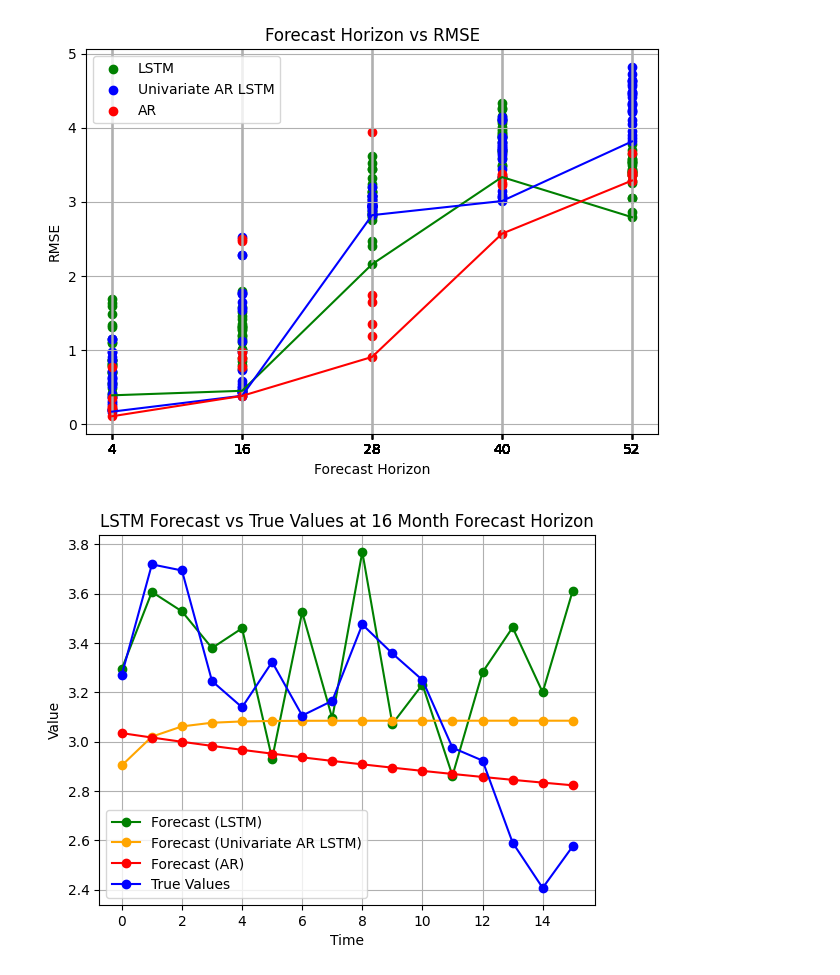
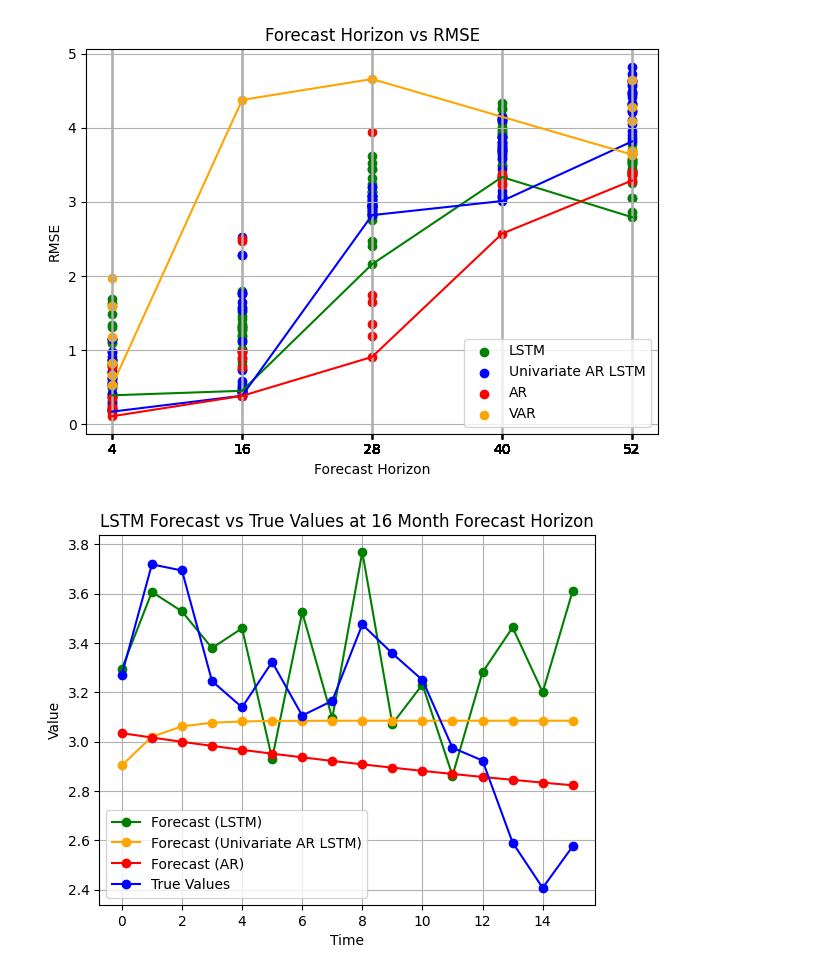
Before and after one commit to JawandS/macroeconvue, a Jupyter notebook: modeling/modeling/visualizer.ipynb, the cells around one changed output. Drawn from its saved outputs; the diff is of its cells as text; code cells hidden in the pictures.

```diff
--- a/modeling/modeling/visualizer.ipynb
+++ b/modeling/modeling/visualizer.ipynb
@@ -8,32 +8,38 @@ import numpy as np
 uni_ar_lstm = pd.read_csv('uni_ar_lstm.csv') # univariate autoregressive lstm
 lstm = pd.read_csv('lstm.csv') # lstm
 ar = pd.read_csv('ar.csv') # autoregressive
+var = pd.read_csv('var.csv') # vector autoregressive
+var = var[var['rmse'] < 5]
 
 # Get the minimum error for each forecast horizon
 uni_ar_lstm_min = uni_ar_lstm.groupby('forecast_horizon')['rmse'].min().reset_index()
 lstm_min = lstm.groupby('forecast_horizon')['rmse'].min().reset_index()
 ar_min = ar.groupby('forecast_horizon')['rmse'].min().reset_index()
+var_min = var.groupby('forecast_horizon')['rmse'].min().reset_index()
 # %%
 # Visualize minimum RMSE at each forecast horizon
 plt.figure()
 # Plot the RMSE for each model
 plt.scatter(lstm['forecast_horizon'], lstm['rmse'], marker='o', label="LSTM", color="green")
 plt.scatter(uni_ar_lstm['forecast_horizon'], uni_ar_lstm['rmse'], marker='o', label="Univariate AR LSTM", color="blue")
 plt.scatter(ar['forecast_horizon'], ar['rmse'], marker='o', label="AR", color="red")
+plt.scatter(var['forecast_horizon'], var['rmse'], marker='o', label="VAR", color="orange")
 # Plot the minimum RMSE for each model
 plt.plot(lstm_min['forecast_horizon'], lstm_min['rmse'], color='green')
 plt.plot(uni_ar_lstm_min['forecast_horizon'], uni_ar_lstm_min['rmse'], color='blue')
 plt.plot(ar_min['forecast_horizon'], ar_min['rmse'], color='red')
+plt.plot(var_min['forecast_horizon'], var_min['rmse'], color='orange')
+
 plt.title('Forecast Horizon vs RMSE')
 plt.xlabel('Forecast Horizon')
 plt.ylabel('RMSE')
 plt.xticks(lstm['forecast_horizon'])
 plt.grid()
 plt.legend()
 plt.tight_layout()
 plt.show()
 # %% [output]
-[figure, old version]
+[figure, new version]
 # %%
 # Plot lstm forecast of minimum error at 4 forecast horizon
 inflation_index = pd.read_csv('../current.csv', index_col=0)[1:].dropna()["CPIAUCSL"].index
```
Also changed, not shown: parts of 2 cells of this notebook, 1 other file.
